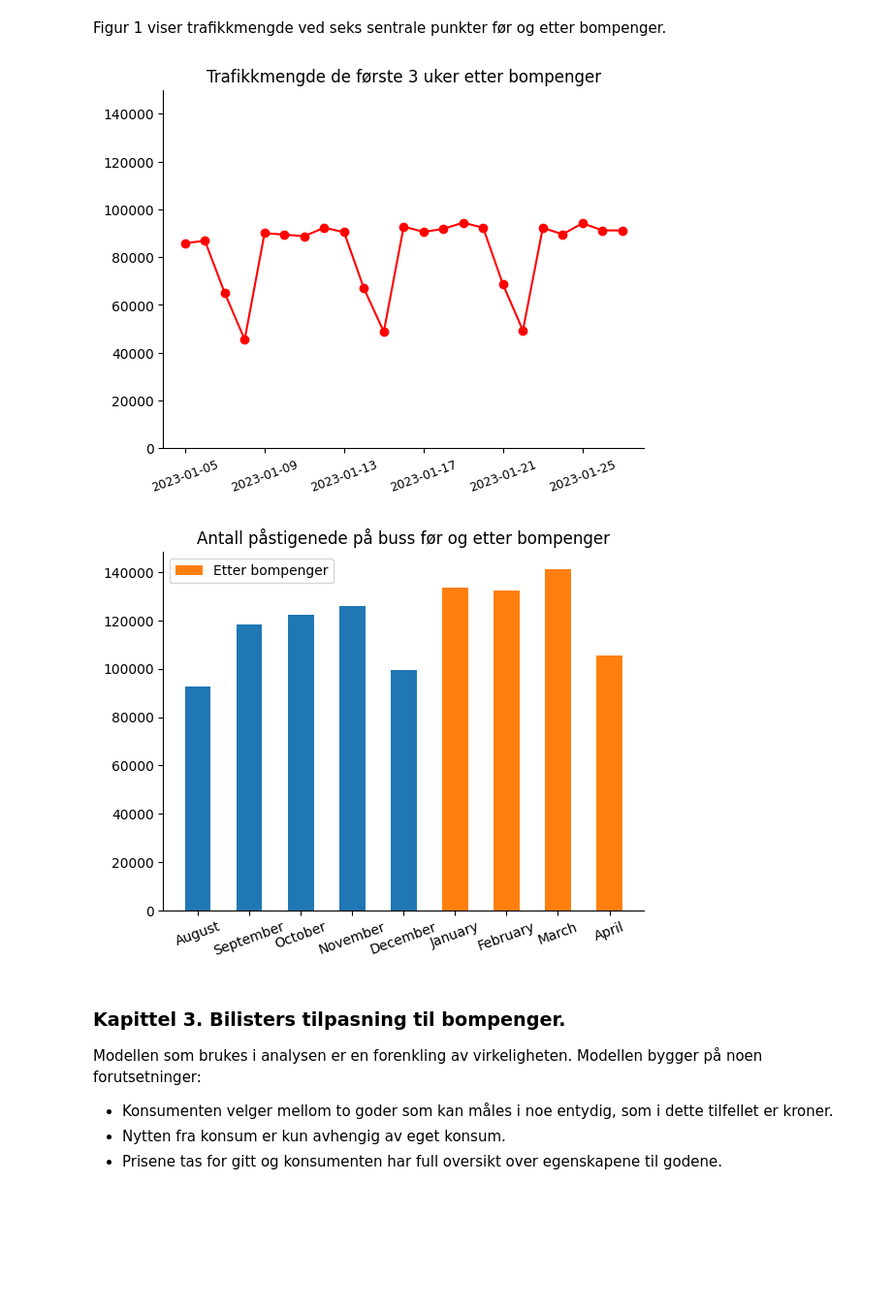
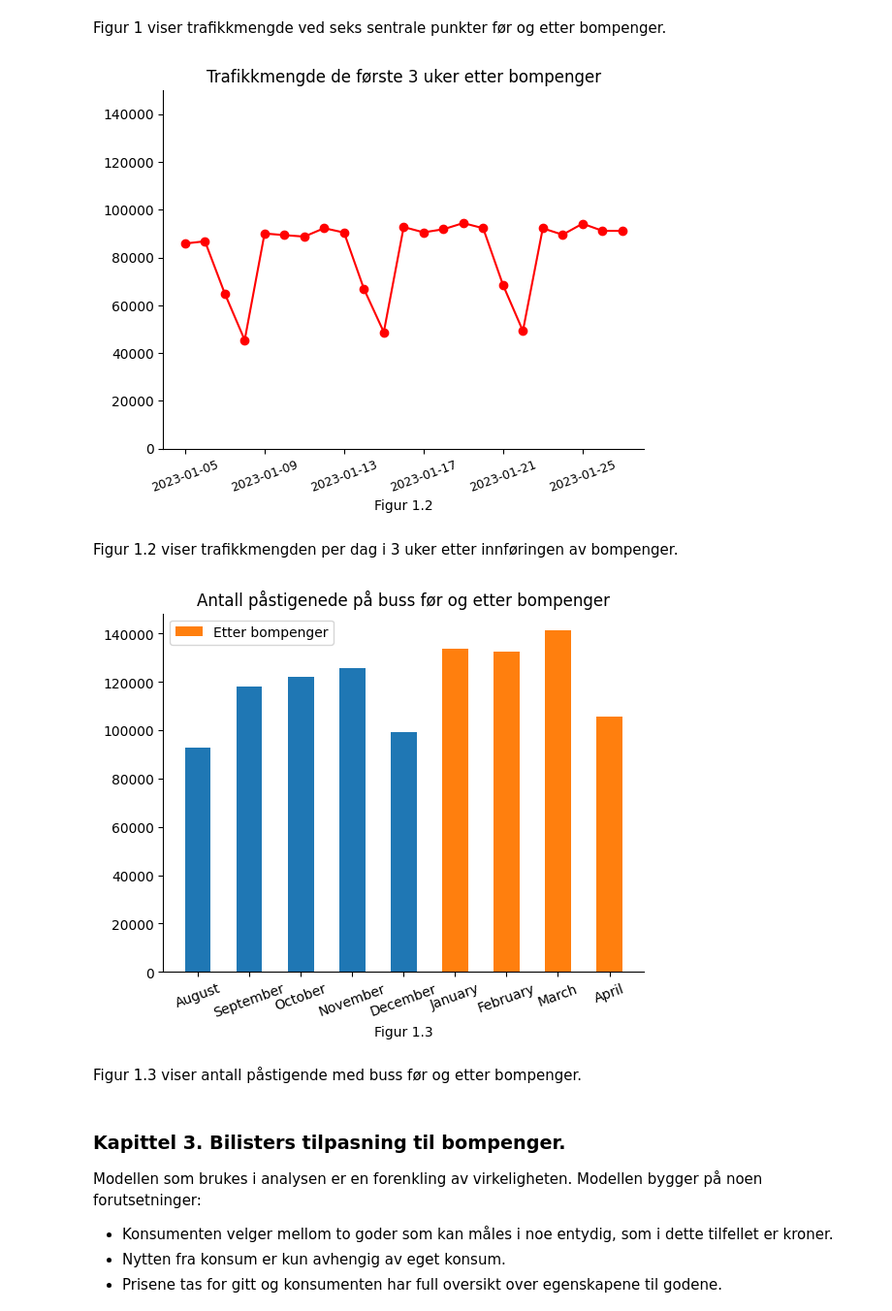
Before and after one commit to loopdiggaz/SOK-1006, a Jupyter notebook: Mappe2/mappeoppgave2_61.ipynb, the cells around one changed output. Shown at 97% size. Cells and saved outputs as stored; diff of their text form; code cells hidden in the pictures; blank space fills up the shorter version.

```diff
--- a/Mappe2/mappeoppgave2_61.ipynb
+++ b/Mappe2/mappeoppgave2_61.ipynb
@@ -82,22 +82,25 @@ Figur 1 viser trafikkmengde ved seks sentrale punkter før og etter bompenger.
 # %%
 døgntrafikk = pd.read_csv('https://raw.githubusercontent.com/loopdiggaz/SOK1006/main/Mappe2/d%C3%B8gntrafikk.csv', sep=';')
 døgntrafikk = døgntrafikk.loc[(døgntrafikk.Felt == 'Totalt'), ['Dato','Trafikkmengde','Navn']]
 døgntrafikksum = døgntrafikk.groupby(['Dato'])['Trafikkmengde'].sum()
 døgntrafikksum = døgntrafikksum.to_frame()
 døgntrafikksum = døgntrafikksum.reset_index()
 
 døgntrafikksum['Dato'] = pd.to_datetime(døgntrafikksum['Dato'], dayfirst= True)
 døgntrafikksum2 = døgntrafikksum[(døgntrafikksum['Dato'] > '2023-01-04') & (døgntrafikksum['Dato'] < '2023-01-28')]
 
 fig, ax = plt.subplots()
 ax.spines['top'].set_color('none')
 ax.spines['right'].set_color('none')
+ax.set_xlabel('Figur 1.2')
 ax.set_ylim(0,150000)
 ax.plot(døgntrafikksum2['Dato'],døgntrafikksum2['Trafikkmengde'], marker = 'o', color = 'red')
 ax.xaxis.set_tick_params(labelsize=9, rotation = 20)
 ax.set_title('Trafikkmengde de første 3 uker etter bompenger');
 # %% [output]
-[figure, old version]
+[figure, new version]
+# %% [markdown]
+Figur 1.2 viser trafikkmengden per dag i 3 uker etter innføringen av bompenger.
 # %%
 df_buss = pd.read_csv("https://raw.githubusercontent.com/uit-sok-1006-v23/uit-sok-1006-v23.github.io/main/data/antall%20p%C3%A5stigende.csv", parse_dates=['date'], dayfirst=True)
 # %%
@@ -129,13 +132,16 @@ df_måned2.sort_values(by='date', inplace=True)
 fig, ax = plt.subplots()
 ax.spines['top'].set_color('none')
 ax.spines['right'].set_color('none')
+ax.set_xlabel('Figur 1.3')
 ax.bar(df_måned['date'],df_måned["Påstigende"], width = 0.5)
 ax.bar(df_måned2['date'],df_måned2["Påstigende"], width = 0.5, label = 'Etter bompenger')
 ax.set_title('Antall påstigenede på buss før og etter bompenger')
 ax.legend(loc= 'best')
 plt.xticks(rotation=20);
 # %% [output]
-[figure, old version]
+[figure, new version]
+# %% [markdown]
+Figur 1.3 viser antall påstigende med buss før og etter bompenger.
 # %% [markdown]
 ### Kapittel 3. Bilisters tilpasning til bompenger.
 
```
